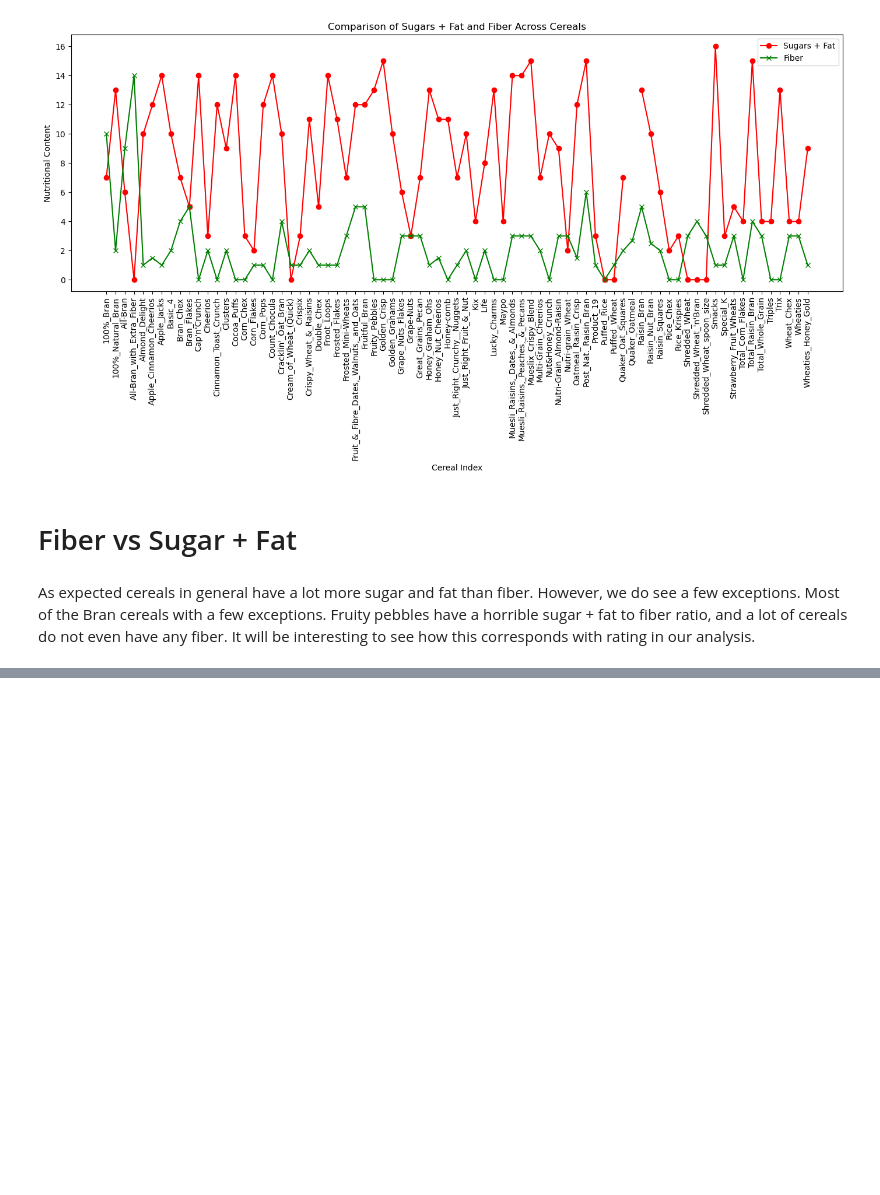
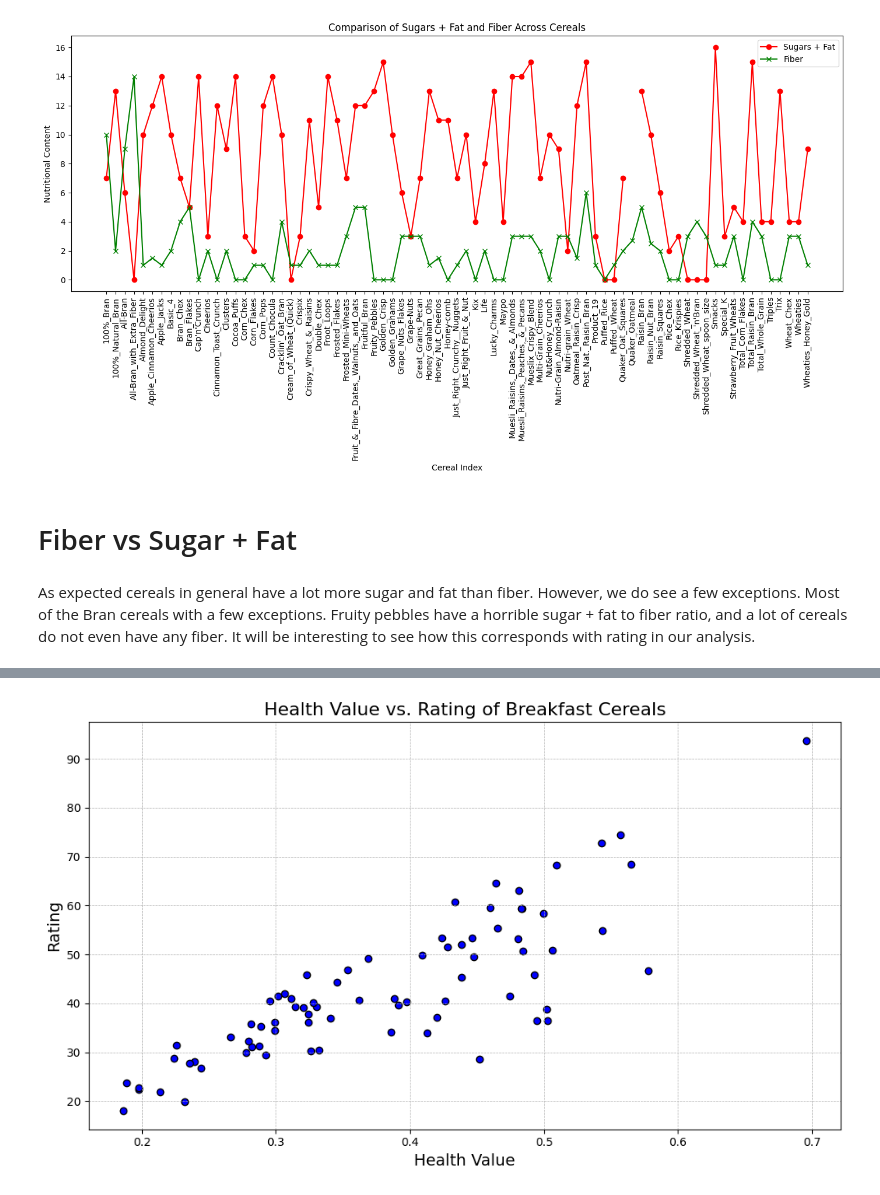
Before and after one commit to rgup17/final_project_cs210, a Jupyter notebook: Visaulizations.ipynb, the cells around one changed output, grey strips where cells are left out. Cells and saved outputs as stored; diff of their text form; code cells hidden in the pictures; blank space fills up the shorter version.

```diff
--- a/Visaulizations.ipynb
+++ b/Visaulizations.ipynb
@@ -205,0 +275,12 @@ As expected cereals in general have a lot more sugar and fat than fiber. However
+# %%
+# create a scatter plot of health value vs. rating
+plt.figure(figsize=(10, 6))
+plt.scatter(cereal_data['health_value'], cereal_data['rating'], color='blue', edgecolor='black')
+plt.title('Health Value vs. Rating of Breakfast Cereals', fontsize=16)
+plt.xlabel('Health Value', fontsize=14)
+plt.ylabel('Rating', fontsize=14)
+plt.grid(True, which='both', linestyle='--', linewidth=0.5)
+plt.tight_layout()
+plt.show()
+# %% [output]
+[figure, added]
```
Also changed, not shown: parts of 21 cells of this notebook, 3 other files.
